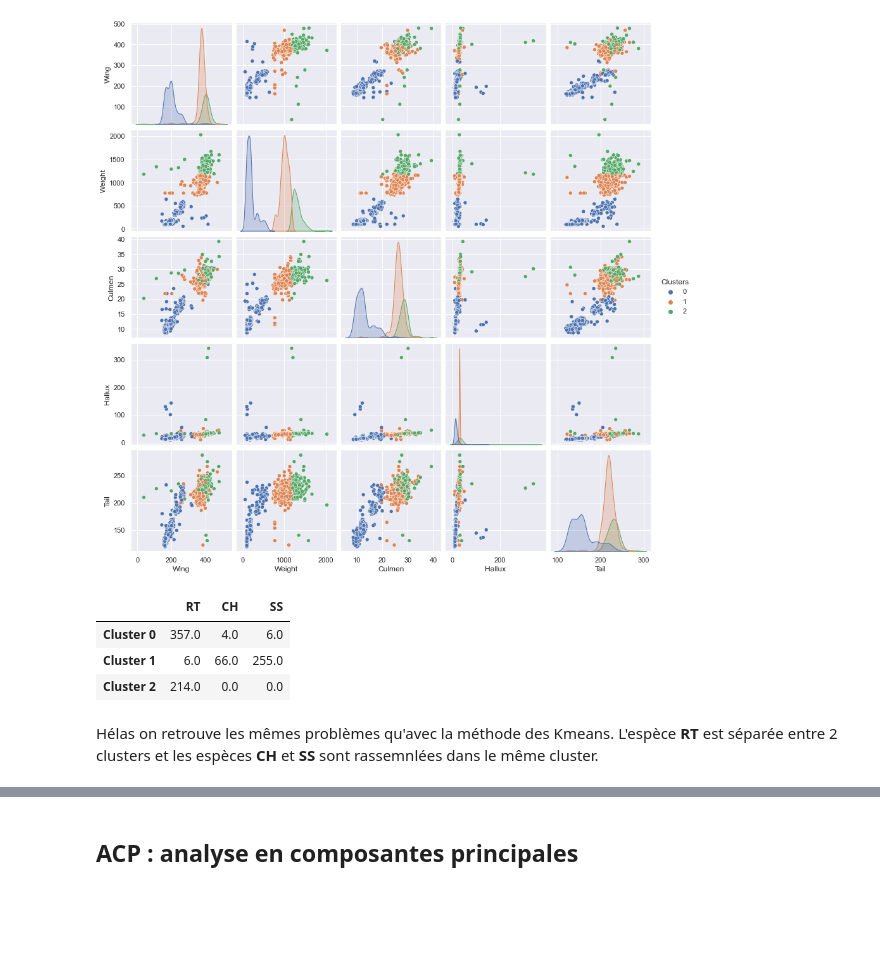
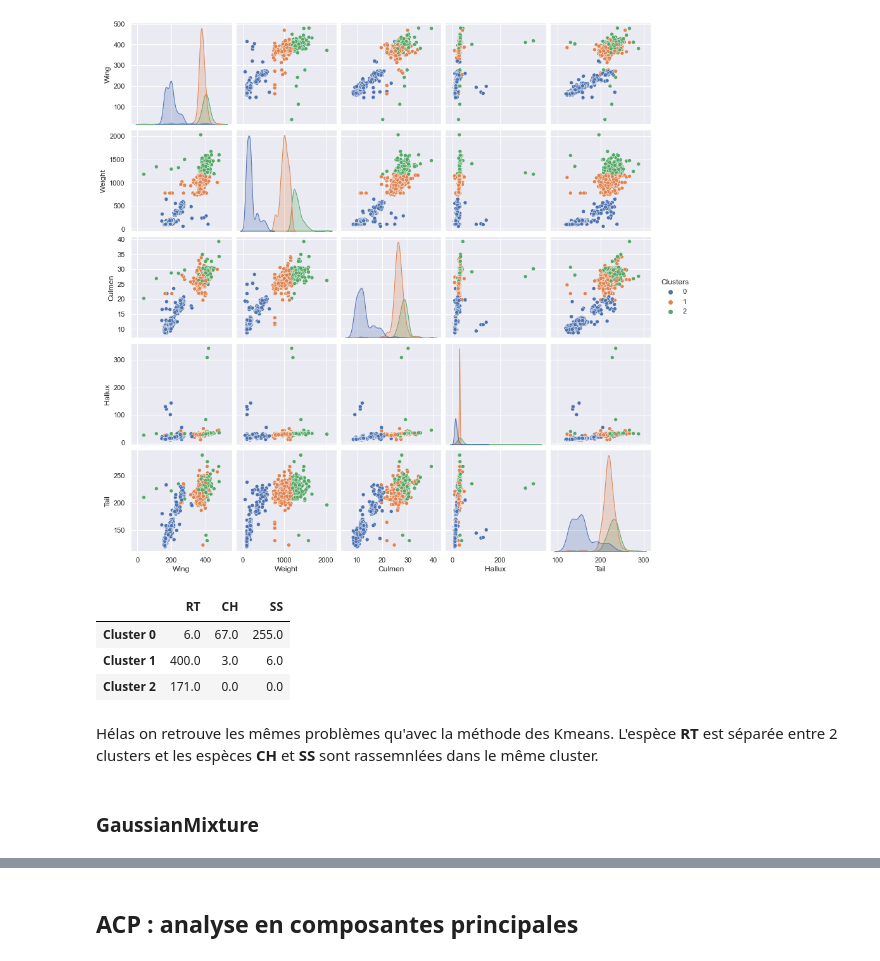
Before and after one commit to BaptisteMahe/ECMDataInterpretation, a Jupyter notebook: Projet-faucons.ipynb, the cells around one changed output, grey strips where cells are left out. Drawn from its saved outputs; the diff is of its cells as text; code cells hidden in the pictures; blank space fills up the shorter version.

Commit message:
Add GaussianMixture

```diff
--- a/Projet-faucons.ipynb
+++ b/Projet-faucons.ipynb
@@ -338,22 +338,24 @@ plt.show()
 # %%
 data_agg['Species'] = data_new['Species']
 species = data_agg.Species.unique()
 
 categs = np.zeros((3, 3))
 
-for i in range(len(data_kmeans)):
-    faucon = data_kmeans.loc[i]
+for i in range(len(data_agg)):
+    faucon = data_agg.loc[i]
 
     for j in range(len(species)):
         if (faucon.Species == species[j]):
             categs[faucon.Clusters][j] += 1
 
 df_agg = pd.DataFrame(categs, index = ['Cluster 0', 'Cluster 1', 'Cluster 2'], columns = species)
 df_agg
 # %% [output]
 |  | RT | CH | SS |
-| Cluster 0 | 357.0 | 4.0 | 6.0 |
-| Cluster 1 | 6.0 | 66.0 | 255.0 |
-| Cluster 2 | 214.0 | 0.0 | 0.0 |
+| Cluster 0 | 6.0 | 67.0 | 255.0 |
+| Cluster 1 | 400.0 | 3.0 | 6.0 |
+| Cluster 2 | 171.0 | 0.0 | 0.0 |
 # %% [markdown]
 Hélas on retrouve les mêmes problèmes qu'avec la méthode des Kmeans. L'espèce **RT** est séparée entre 2 clusters et les espèces **CH** et **SS** sont rassemnlées dans le même cluster.
+# %% [markdown]
+### GaussianMixture
```
Also changed, not shown: parts of 5 cells of this notebook.
